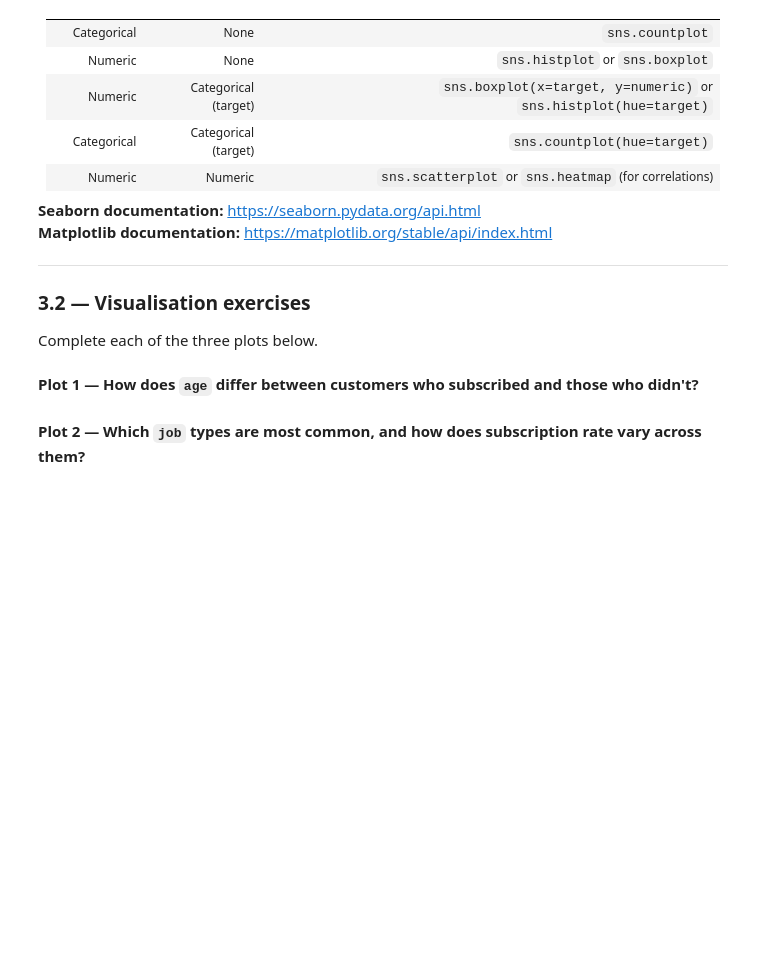
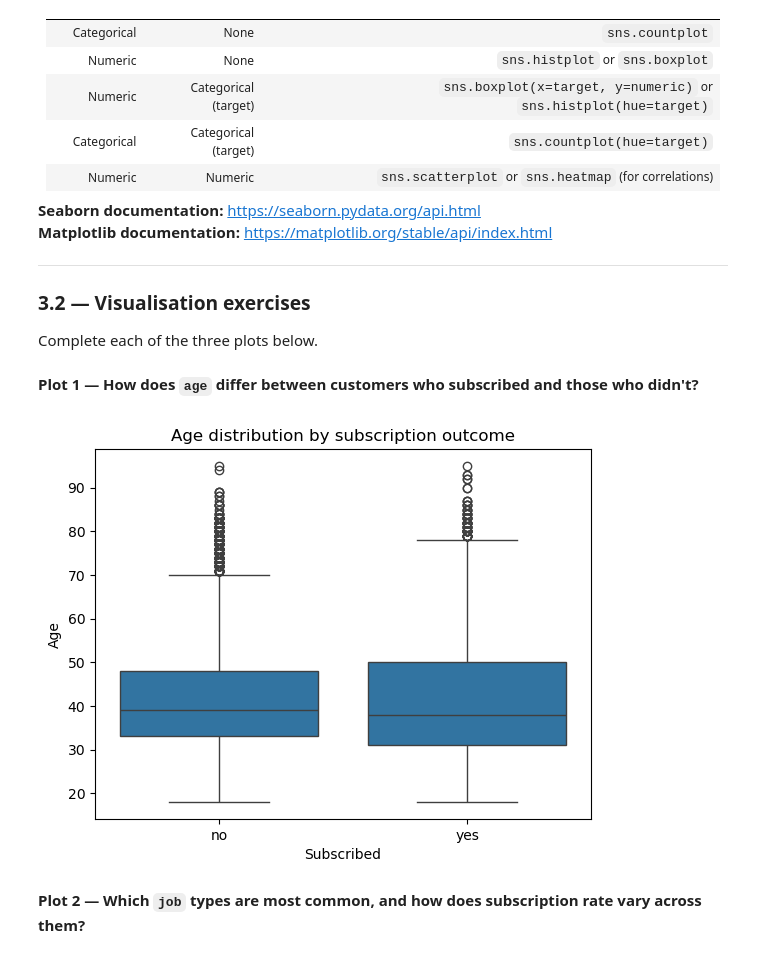
Before and after one commit to ReginaRobertson/Thrive-Africa-AdMLAI-Group-5-Assignments, a Jupyter notebook: AdMLAI_group_5_week5_assignment.ipynb, the cells around one changed output. Drawn from its saved outputs; the diff is of its cells as text; code cells hidden in the pictures; blank space fills up the shorter version.

```diff
--- a/AdMLAI_group_5_week5_assignment.ipynb
+++ b/AdMLAI_group_5_week5_assignment.ipynb
@@ -364,13 +358,14 @@ Complete each of the three plots below.
 **Plot 1 — How does `age` differ between customers who subscribed and those who didn't?**
 # %%
 # Plot type: boxplot (numeric vs categorical target)
-# YOUR CODE HERE
-# sns.boxplot(data=df, x=..., y=...)
-
-
+sns.boxplot(data=df, x="y", y="age")
 
 plt.title("Age distribution by subscription outcome")
+plt.xlabel("Subscribed")
+plt.ylabel("Age")
 plt.show()
+# %% [output]
+[figure, added]
 # %% [markdown]
 **Plot 2 — Which `job` types are most common, and how does subscription rate vary across them?**
 # %%
```
Also changed, not shown: parts of 23 cells of this notebook.
